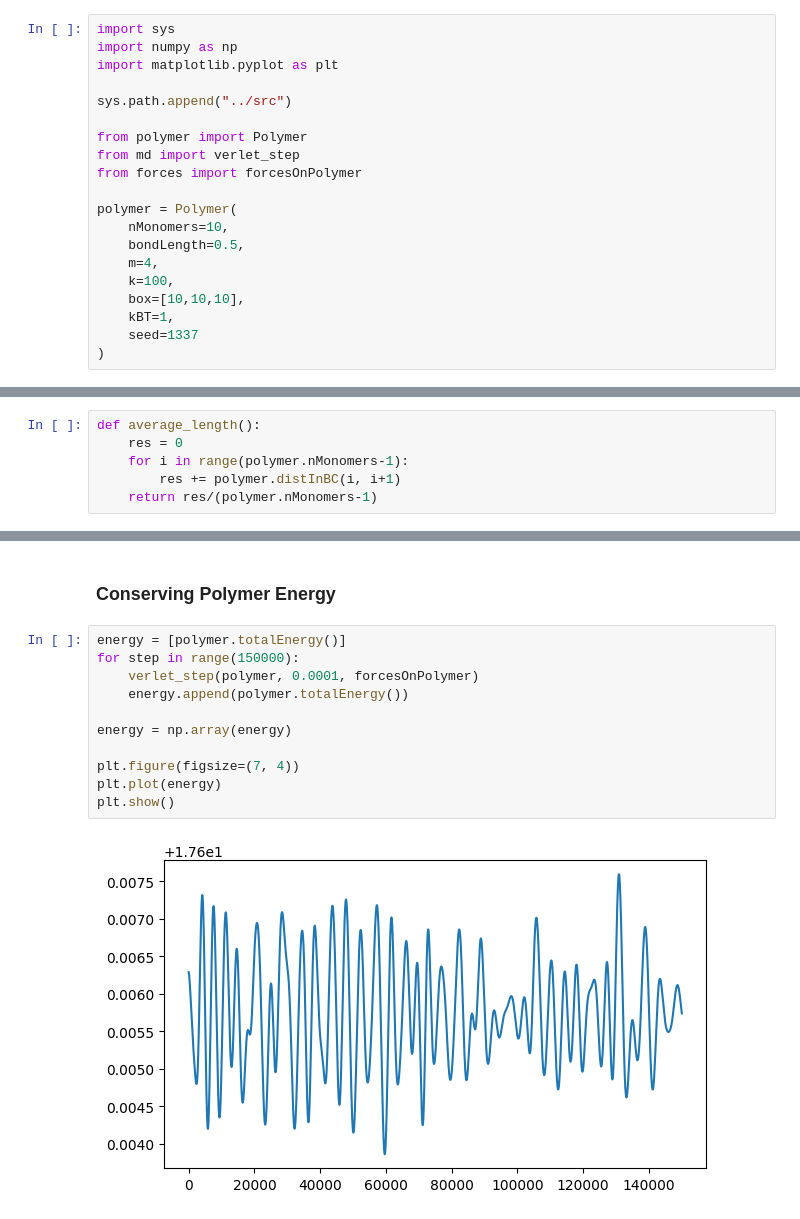
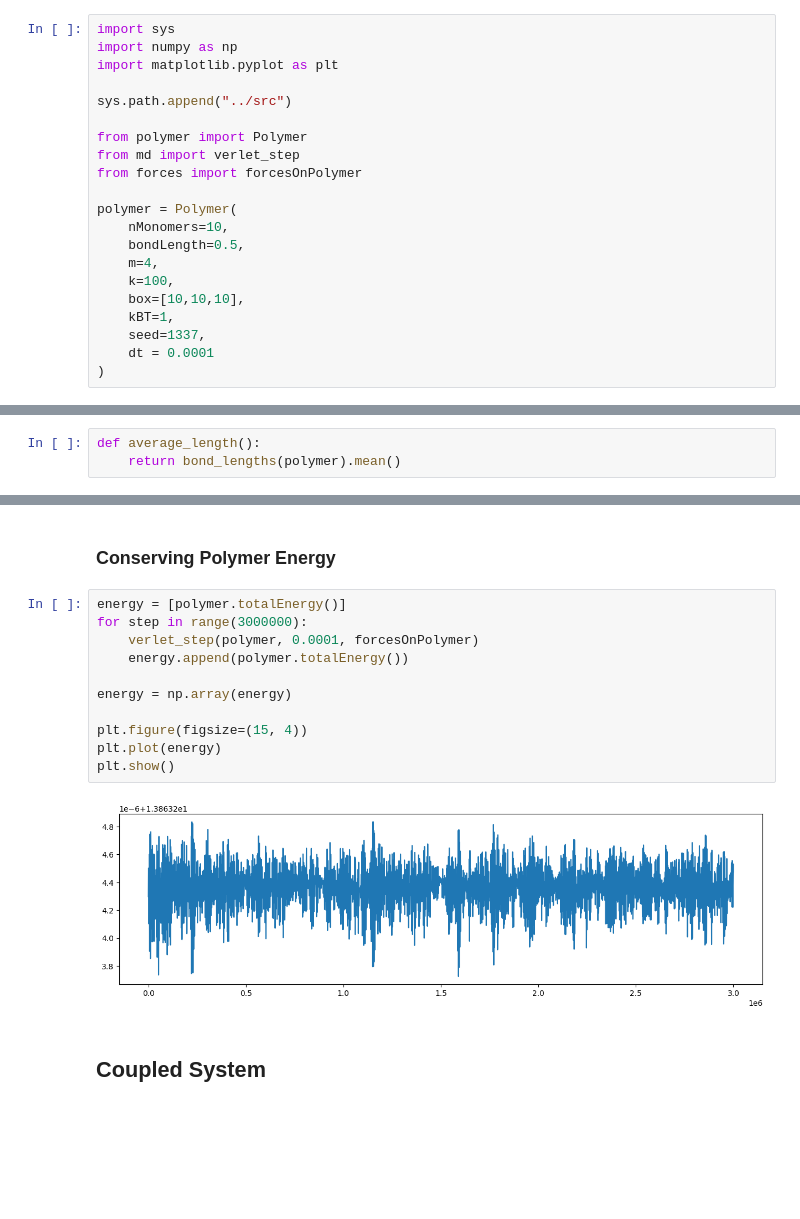
Before and after one commit to olegoniy/mpcd, a Jupyter notebook: notebooks/plots.ipynb, the cells around one changed output, grey strips where cells are left out. Saved outputs shown, nothing was run; the diff lists cells and outputs as text; blank space fills up the shorter version.

```diff
--- a/notebooks/plots.ipynb
+++ b/notebooks/plots.ipynb
@@ -162,7 +162,8 @@ polymer = Polymer(
     k=100,
     box=[10,10,10],
     kBT=1,
-    seed=1337
+    seed=1337,
+    dt = 0.0001
 )
 # %% [markdown]
 ### Genaration of a Polymer (__Linear__)
@@ -222,10 +223,7 @@ Rel. distnces between monomers:[np.float64(0.9983241909843626), np.float64(0.988
 ### Conserving Polymer Length
 # %%
 def average_length():
-    res = 0
-    for i in range(polymer.nMonomers-1):
-        res += polymer.distInBC(i, i+1)
-    return res/(polymer.nMonomers-1)
+    return bond_lengths(polymer).mean()
 # %%
 
 average = [average_length()]
@@ -249,14 +247,16 @@ Actually it is better, than I expected it to be -- it makes sense, that it basic
 ### Conserving Polymer Energy
 # %%
 energy = [polymer.totalEnergy()]
-for step in range(150000):
+for step in range(3000000):
     verlet_step(polymer, 0.0001, forcesOnPolymer)
     energy.append(polymer.totalEnergy())
 
 energy = np.array(energy)
 
-plt.figure(figsize=(7, 4))
+plt.figure(figsize=(15, 4))
 plt.plot(energy)
 plt.show()
 # %% [output]
-[figure, old version]
+[figure, new version]
+# %% [markdown]
+## Coupled System
```
Also changed, not shown: parts of 10 cells of this notebook, 8 other files.
